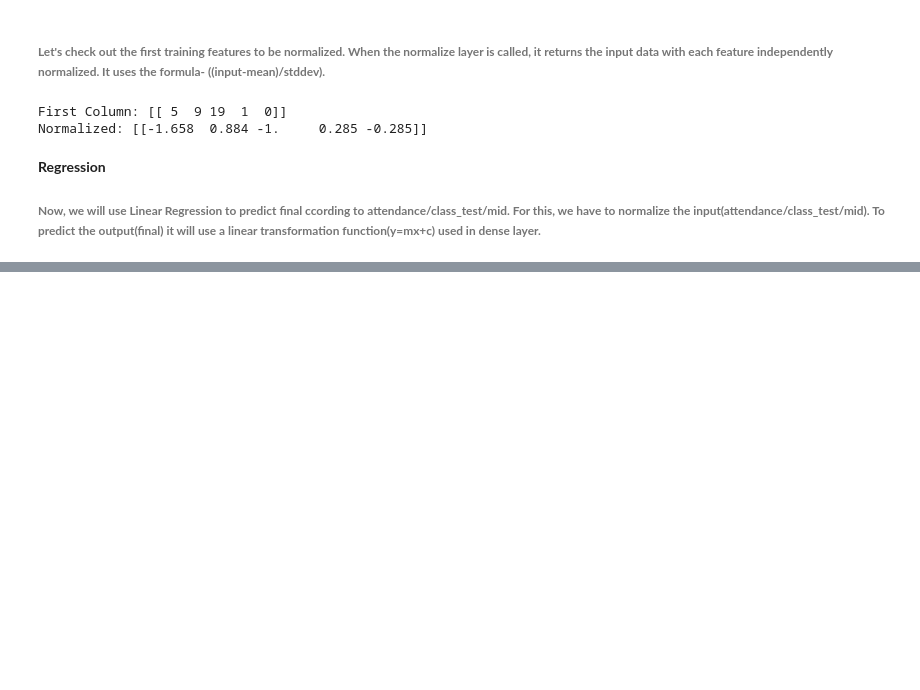
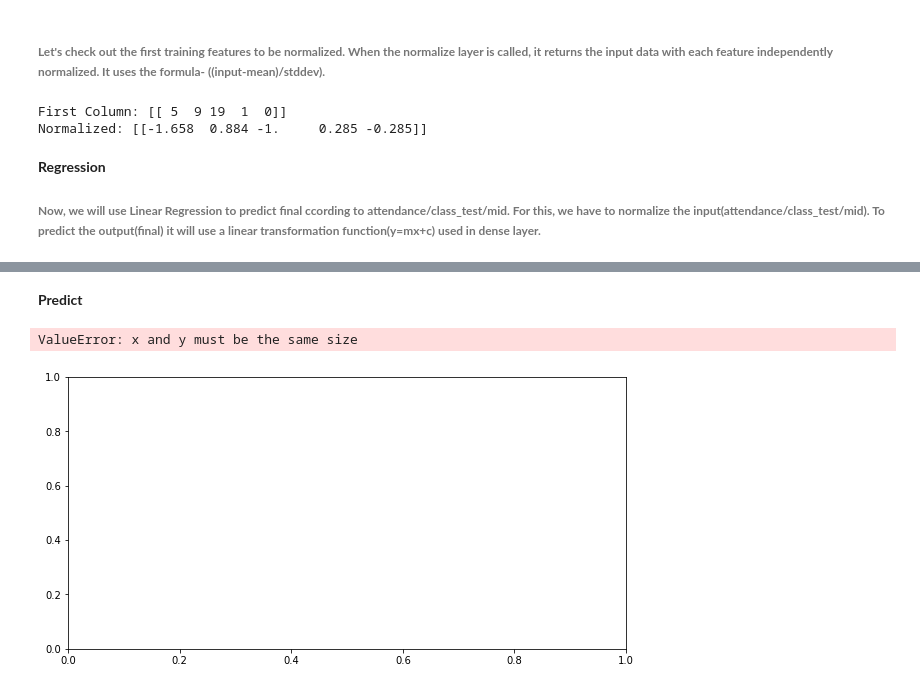
Before and after one commit to ABS-Sayem/machine_learning, a Jupyter notebook: tensorflow/04.linear_regression.ipynb, the cells around one changed output, grey strips where cells are left out. Saved outputs shown, nothing was run; the diff lists cells and outputs as text; code cells hidden in the pictures; blank space fills up the shorter version.

```diff
--- a/tensorflow/04.linear_regression.ipynb
+++ b/tensorflow/04.linear_regression.ipynb
@@ -180,0 +267,12 @@ single_feature_normalizer.adapt(single_feature)
+# %% [markdown]
+**Predict**
+# %%
+range_min = np.min(test_features)-10
+range_max = np.max(test_features)+10
+x = tf.linspace(range_min, range_max, 50)
+y = feature_model.predict(x)
+
+plot(test_features, x,y)
+# %% [output]
+ValueError: x and y must be the same size
+[figure, added]
```
Also changed, not shown: parts of 11 cells of this notebook.
